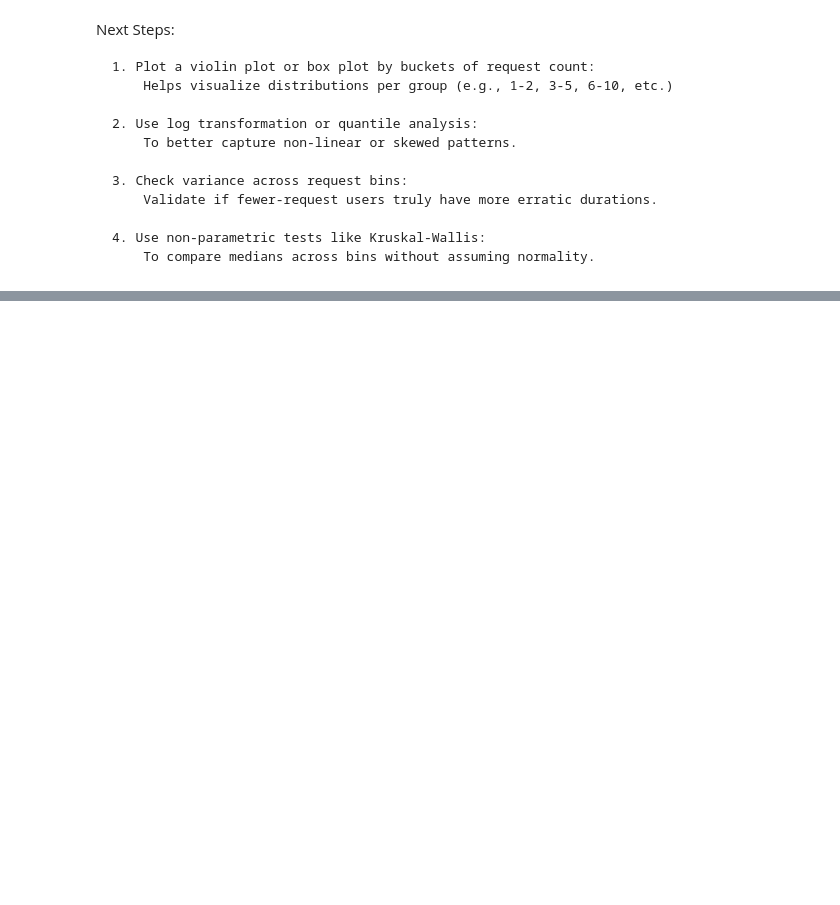
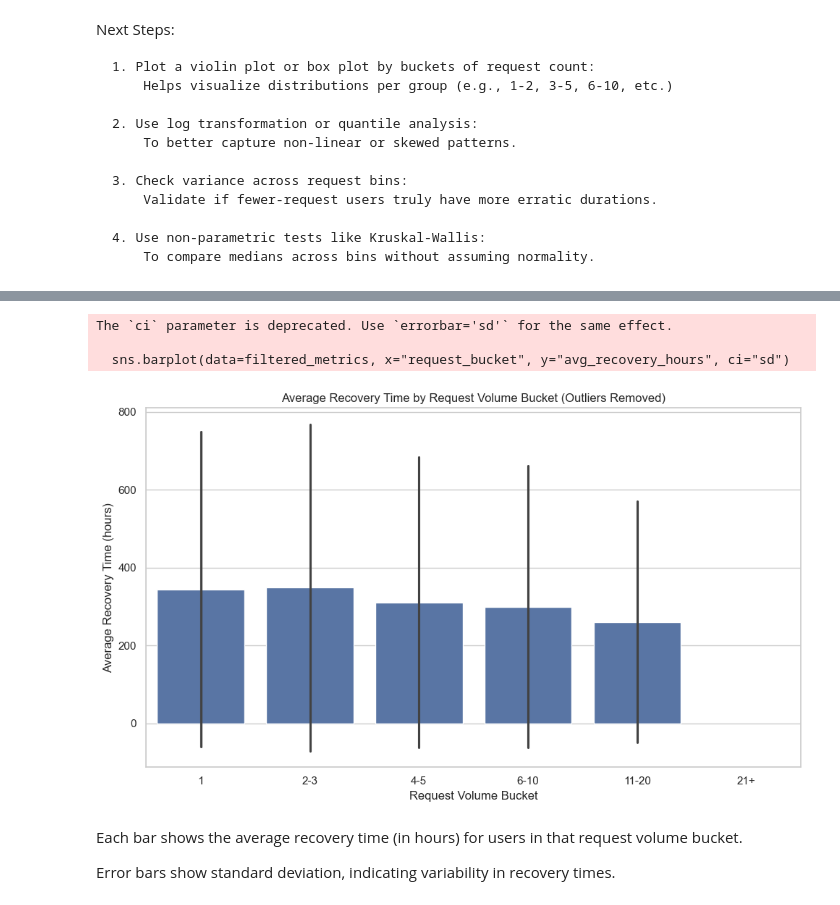
Before and after one commit to jorgeberrizbeitia/project-ironhack-payments-en, a Jupyter notebook: 9.metric-7-recovery-time-per-user-and-cash-request.ipynb, the cells around one changed output, grey strips where cells are left out. Saved outputs shown, nothing was run; the diff lists cells and outputs as text; code cells hidden in the pictures; blank space fills up the shorter version.

```diff
--- a/9.metric-7-recovery-time-per-user-and-cash-request.ipynb
+++ b/9.metric-7-recovery-time-per-user-and-cash-request.ipynb
@@ -150,0 +279,39 @@ Next Steps:
+# %%
+# Step 1: Remove outliers using IQR method
+Q1 = user_metrics["avg_recovery_hours"].quantile(0.25)
+Q3 = user_metrics["avg_recovery_hours"].quantile(0.75)
+IQR = Q3 - Q1
+lower_bound = Q1 - 1.5 * IQR
+upper_bound = Q3 + 1.5 * IQR
+
+filtered_metrics = user_metrics[
+    (user_metrics["avg_recovery_hours"] >= lower_bound) &
+    (user_metrics["avg_recovery_hours"] <= upper_bound)
+].copy()
+
+# Step 2: Group request_count into buckets
+filtered_metrics["request_bucket"] = pd.cut(
+    filtered_metrics["request_count"],
+    bins=[0, 1, 3, 5, 10, 20, 100],
+    labels=["1", "2-3", "4-5", "6-10", "11-20", "21+"],
+    include_lowest=True
+)
+
+# Step 3: Plot average recovery time per bucket
+plt.figure(figsize=(10, 6))
+sns.barplot(data=filtered_metrics, x="request_bucket", y="avg_recovery_hours", ci="sd")
+
+plt.title("Average Recovery Time by Request Volume Bucket (Outliers Removed)")
+plt.xlabel("Request Volume Bucket")
+plt.ylabel("Average Recovery Time (hours)")
+plt.tight_layout()
+plt.show()
+# %% [output]
+The `ci` parameter is deprecated. Use `errorbar='sd'` for the same effect.
+
+  sns.barplot(data=filtered_metrics, x="request_bucket", y="avg_recovery_hours", ci="sd")
+[figure, added]
+# %% [markdown]
+Each bar shows the average recovery time (in hours) for users in that request volume bucket.
+
+Error bars show standard deviation, indicating variability in recovery times.
```
Also changed, not shown: parts of 12 cells of this notebook.
